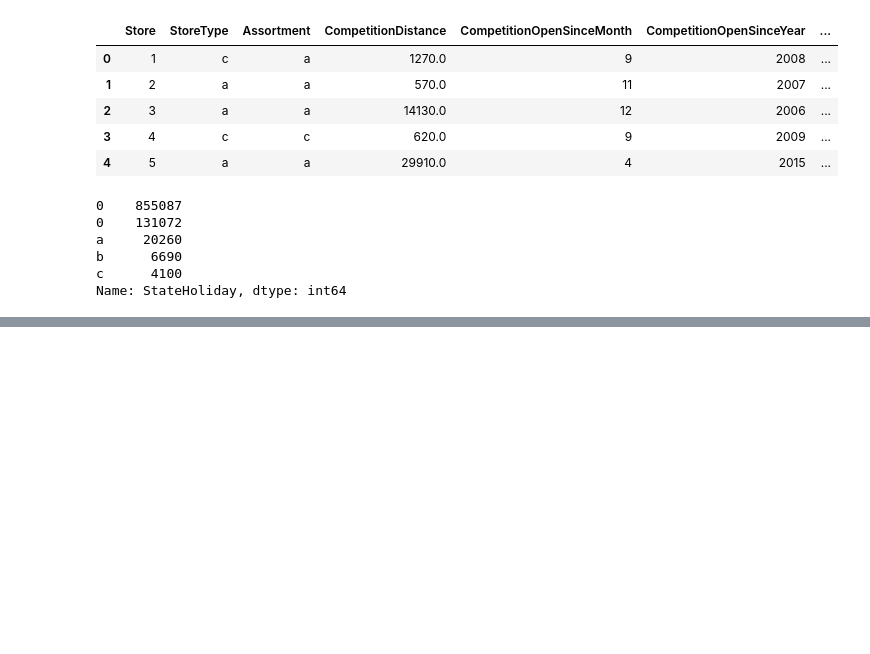
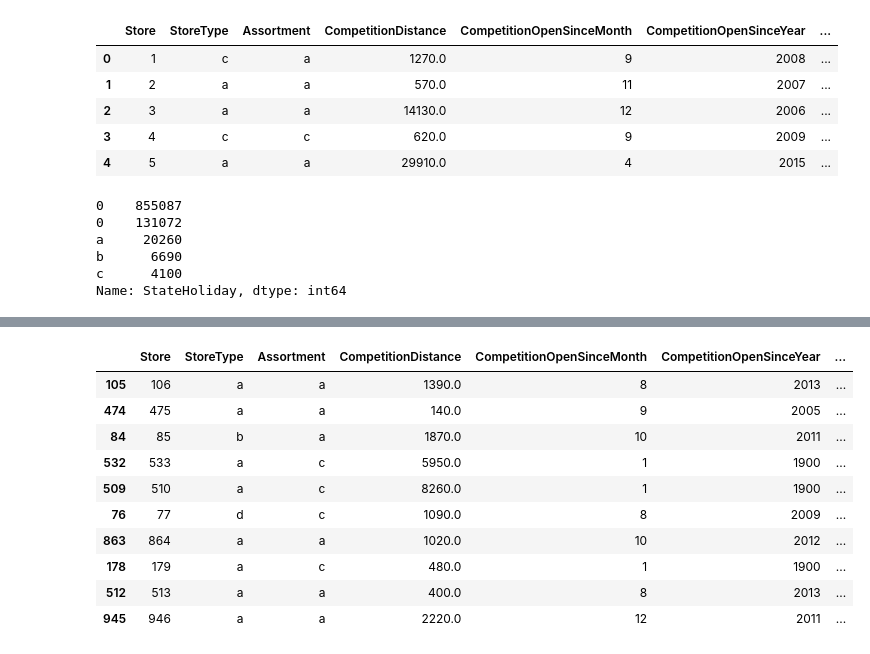
Before and after one commit to Ammon21/Rossmann_Pharmaceutical_Sales, a Jupyter notebook: notebooks/EDA.ipynb, the cells around one changed output, grey strips where cells are left out. Saved outputs shown, nothing was run; the diff lists cells and outputs as text; code cells hidden in the pictures; blank space fills up the shorter version.

```diff
--- a/notebooks/EDA.ipynb
+++ b/notebooks/EDA.ipynb
@@ -246,0 +337,26 @@ Name: StateHoliday, dtype: int64
+# %%
+def getMonth(month_list, index):
+    months = ['0', 'Jan', 'Feb', 'Mar', 'Apr', 'May', 'Jun', 'Jul', 'Aug', 'Sept', 'Oct', 'Nov', 'Dec']
+    month_list = month_list.split(',')
+    month = month_list[index]
+    return months.index(month)
+# %%
+# split the PromoInterval column into 4 columns
+store_df['PromoInterval0'] = store_df.PromoInterval.apply((lambda x: getMonth(x, 0)))
+store_df['PromoInterval1'] = store_df.PromoInterval.apply((lambda x: getMonth(x, 1)))
+store_df['PromoInterval2'] = store_df.PromoInterval.apply((lambda x: getMonth(x, 2)))
+store_df['PromoInterval3'] = store_df.PromoInterval.apply((lambda x: getMonth(x, 3)))
+# %%
+store_df.sample(10)
+# %% [output]
+|  | Store | StoreType | Assortment | CompetitionDistance | CompetitionOpenSinceMonth | CompetitionOpenSinceYear | ... |
+| 105 | 106 | a | a | 1390.0 | 8 | 2013 | ... |
+| 474 | 475 | a | a | 140.0 | 9 | 2005 | ... |
+| 84 | 85 | b | a | 1870.0 | 10 | 2011 | ... |
+| 532 | 533 | a | c | 5950.0 | 1 | 1900 | ... |
+| 509 | 510 | a | c | 8260.0 | 1 | 1900 | ... |
+| 76 | 77 | d | c | 1090.0 | 8 | 2009 | ... |
+| 863 | 864 | a | a | 1020.0 | 10 | 2012 | ... |
+| 178 | 179 | a | c | 480.0 | 1 | 1900 | ... |
+| 512 | 513 | a | a | 400.0 | 8 | 2013 | ... |
+| 945 | 946 | a | a | 2220.0 | 12 | 2011 | ... |
```
Also changed, not shown: parts of 13 cells of this notebook.
